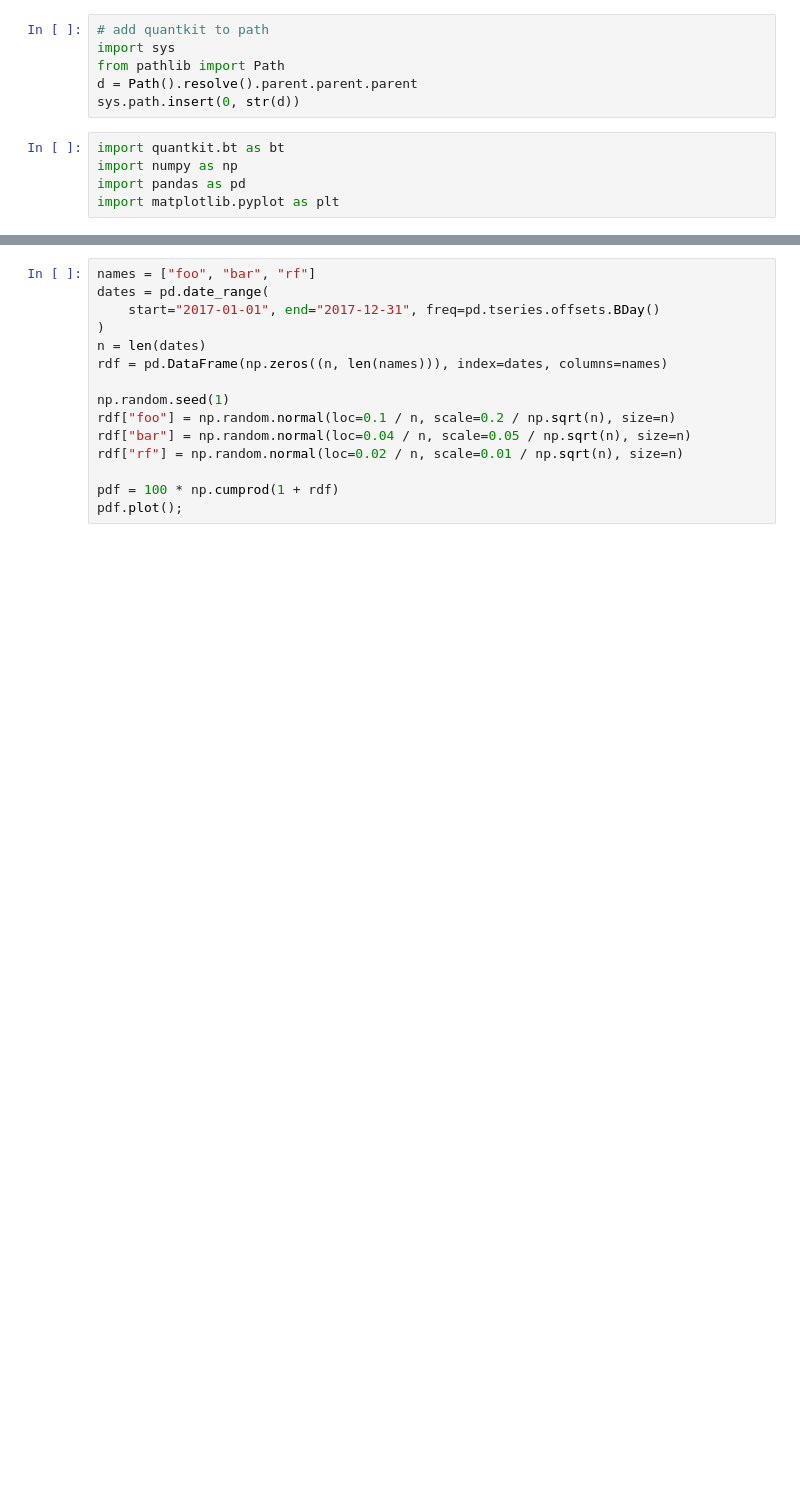
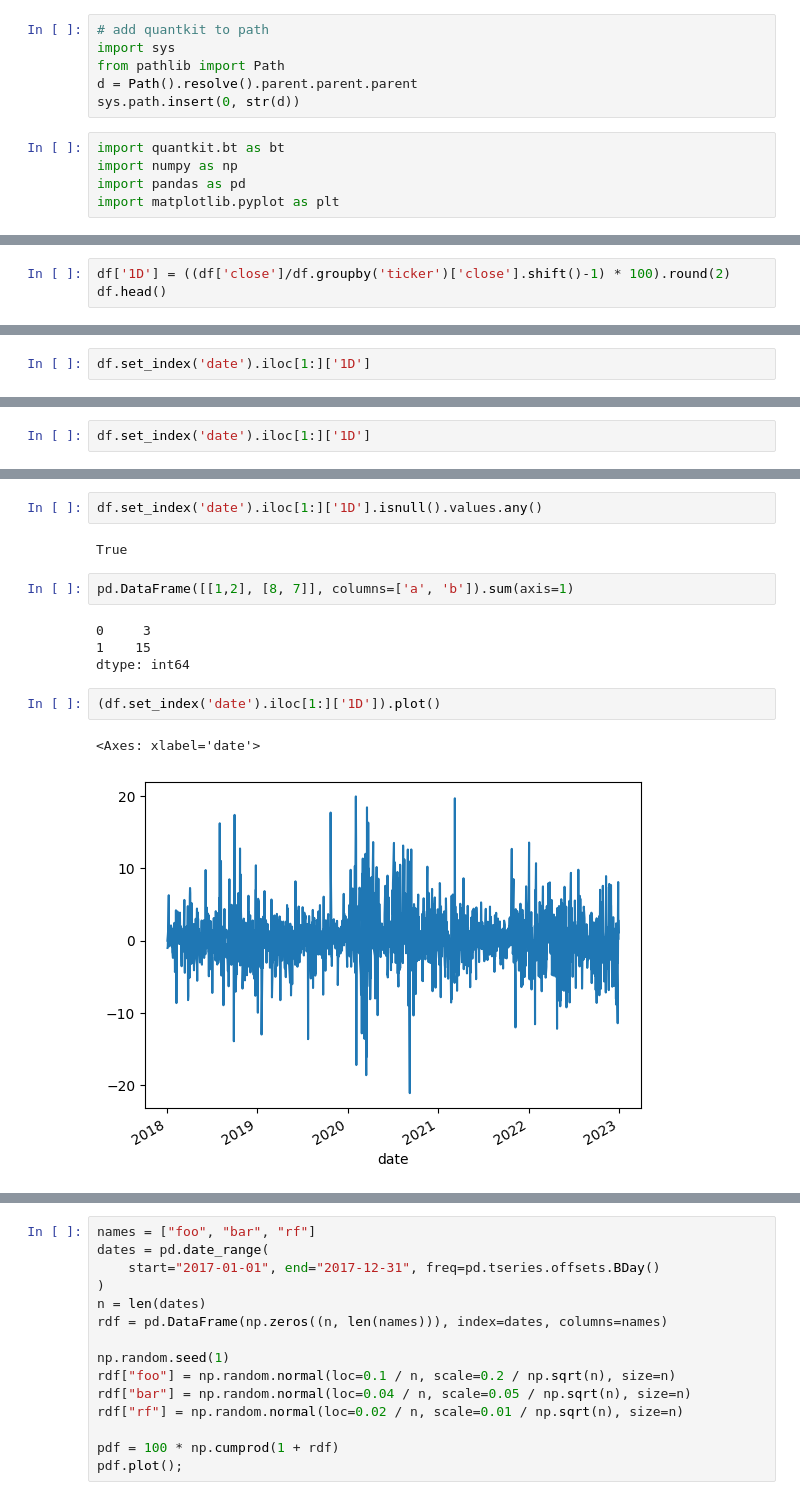
Before and after one commit to mohitbgupta-tcw/quantkit, a Jupyter notebook: notebooks/greg/scratch.ipynb, the cells around one changed output, grey strips where cells are left out. Saved outputs shown, nothing was run; the diff lists cells and outputs as text; blank space fills up the shorter version.

```diff
--- a/notebooks/greg/scratch.ipynb
+++ b/notebooks/greg/scratch.ipynb
@@ -11,0 +108,3 @@ import matplotlib.pyplot as plt
+# %%
+df['1D'] = ((df['close']/df.groupby('ticker')['close'].shift()-1) * 100).round(2)
+df.head()
@@ -11,0 +118,2 @@ import matplotlib.pyplot as plt
+# %%
+df.set_index('date').iloc[1:]['1D']
@@ -11,0 +134,2 @@ import matplotlib.pyplot as plt
+# %%
+df.set_index('date').iloc[1:]['1D']
@@ -11,0 +150,15 @@ import matplotlib.pyplot as plt
+# %%
+df.set_index('date').iloc[1:]['1D'].isnull().values.any()
+# %% [output]
+True
+# %%
+pd.DataFrame([[1,2], [8, 7]], columns=['a', 'b']).sum(axis=1)
+# %% [output]
+0     3
+1    15
+dtype: int64
+# %%
+(df.set_index('date').iloc[1:]['1D']).plot()
+# %% [output]
+<Axes: xlabel='date'>
+[figure, added]
```
Also changed, not shown: parts of 15 cells of this notebook.
